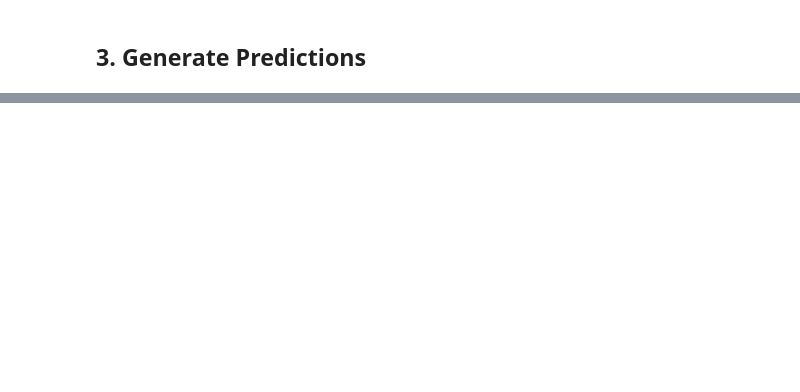
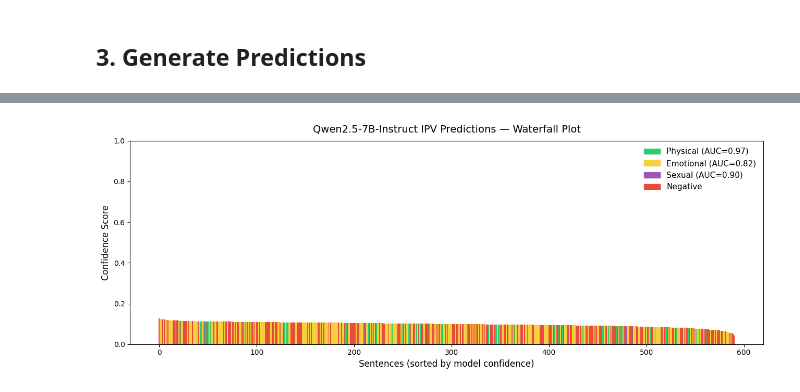
Before and after one commit to zelaneroz/ipvresearch25, a Jupyter notebook: 1_LLM_Eval/qwen3.ipynb, the cells around one changed output, grey strips where cells are left out. Cells and saved outputs as stored; diff of their text form; code cells hidden in the pictures; blank space fills up the shorter version.

```diff
--- a/1_LLM_Eval/qwen3.ipynb
+++ b/1_LLM_Eval/qwen3.ipynb
@@ -375,8 +289,0 @@ multilabel_prompts = {
-# %%
-prompt = binary_prompts['zeroshot']
-outs = llm.generate([prompt], params)
-
-# vLLM returns: outs[0].outputs[0].text and .logprobs (list of per-token dicts)
-gen = outs[0].outputs[0]
-text = gen.text
-token_logprobs = gen.logprobs  # list[dict]: at each step, {token_id_or_str: LogProb} (model/vers. dependent)
@@ -532,0 +418,80 @@ print(json.dumps(output_records[:3], indent=2))
+# %%
+import json
+import pandas as pd
+import matplotlib.pyplot as plt
+import matplotlib.patches as mpatches
+
+# ===== Load predictions =====
+path = "/content/ipvresearch25/1_LLM_Eval/test_results/ipvresearch_predictions_partial.json"
+df = pd.read_json(path)
+
+# ===== Identify dominant subtype =====
+def get_type(row):
+    if row["physical"] == 1:
+        return "Physical"
+    elif row["emotional"] == 1:
+        return "Emotional"
+    elif row["sexual"] == 1:
+        return "Sexual"
+    else:
+        return "Negative"
+
+df["Type"] = df.apply(get_type, axis=1)
+
+# ===== Sort by confidence descending =====
+df = df.sort_values("confidence_score", ascending=False).reset_index(drop=True)
+
+# ===== Custom color palette =====
+colors = {
+    "Physical": "#2ECC71",   # green
+    "Emotional": "#F4D03F",  # yellow
+    "Sexual": "#9B59B6",     # purple
+    "Negative": "#E74C3C"    # red
+}
+df["Color"] = df["Type"].map(colors)
+
+# ===== Example AUC scores (replace with actuals if available) =====
+auc_scores = {
+    "Physical": 0.97,
+    "Emotional": 0.82,
+    "Sexual": 0.90
+}
+
+# ===== Create plot =====
+plt.figure(figsize=(13, 5))
+plt.bar(
+    x=range(len(df)),
+    height=df["confidence_score"],
+    color=df["Color"],
+    width=1.0,
+    edgecolor="none"
+)
+
+# ===== Title & axis labels =====
+plt.title("Qwen2.5-7B-Instruct IPV Predictions — Waterfall Plot",
+          fontsize=14, pad=12)
+plt.xlabel("Sentences (sorted by model confidence)", fontsize=12)
+plt.ylabel("Confidence Score", fontsize=12)
+plt.ylim(0, 1)
+
+# ===== Custom legend with AUC next to name =====
+legend_labels = [
+    f"Physical (AUC={auc_scores['Physical']:.2f})",
+    f"Emotional (AUC={auc_scores['Emotional']:.2f})",
+    f"Sexual (AUC={auc_scores['Sexual']:.2f})",
+    f"Negative"
+]
+legend_colors = [
+    colors["Physical"],
+    colors["Emotional"],
+    colors["Sexual"],
+    colors["Negative"]
+]
+patches = [mpatches.Patch(color=c, label=l) for c, l in zip(legend_colors, legend_labels)]
+
+plt.legend(handles=patches, loc="upper right", frameon=False, fontsize=11)
+
+plt.tight_layout()
+plt.show()
+# %% [output]
+[figure, added]
```
Also changed, not shown: parts of 16 cells of this notebook, 42 other files.
